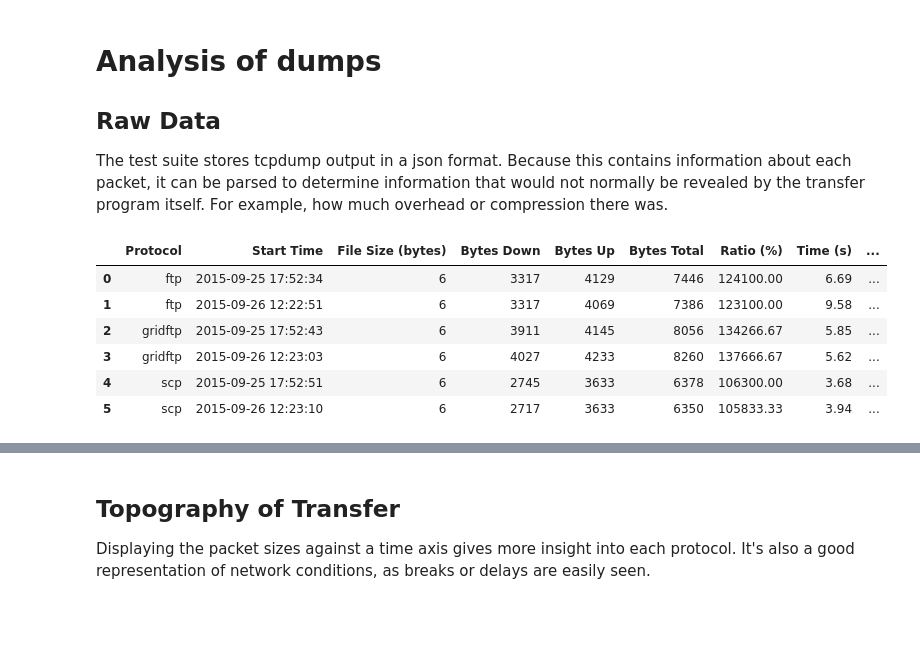
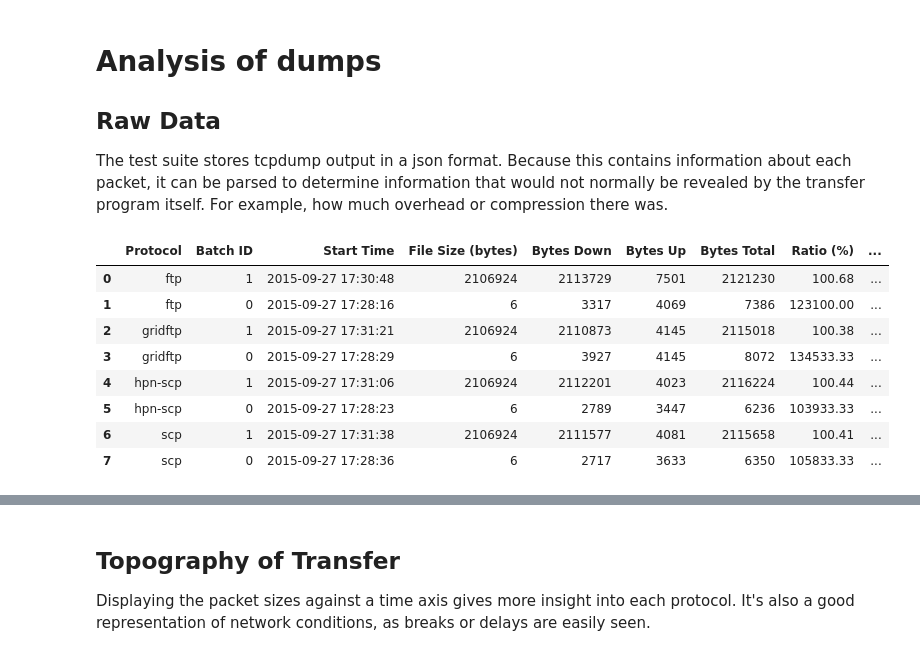
Before and after one commit to rsignell-usgs/bigbinf, a Jupyter notebook: protocol_testbed/analysis.ipynb, the cells around one changed output, grey strips where cells are left out. Saved outputs shown, nothing was run; the diff lists cells and outputs as text; code cells hidden in the pictures; blank space fills up the shorter version.

```diff
--- a/protocol_testbed/analysis.ipynb
+++ b/protocol_testbed/analysis.ipynb
@@ -2,43 +2,22 @@
 # Analysis of dumps
 ## Raw Data
 The test suite stores tcpdump output in a json format. Because this contains information about each packet, it can be parsed to determine information that would not normally be revealed by the transfer program itself. For example, how much overhead or compression there was.
-# %%
-from helpers import get_dumps
-import json
-import pandas as pd
-import numpy as np
-
-PROTOCOLS = ["scp", "ftp", "gridftp"]
-N = None # The number of records to retrieve (None=all)
-
-dumps = get_dumps(PROTOCOLS, N)
-
-# Set up DataFrame with correct columns
-df = pd.DataFrame(dumps)
-df.drop(["host_from", "host_to", "packets"], axis=1, inplace=True)
-
-# Calculate new columns and round
-df["time"]  = np.round(df["time"], 2)
-df["speed"] = np.round(df["bytes_down"]/df["time"], 2)
-df["ratio"] = np.round(df["bytes_total"]/df["file_size"]*100, 2)
-
-# Remove milliseconds from start time
-t = pd.to_datetime(df["utc_start_time"])
-t = [d.strftime("%Y-%m-%d %H:%M:%S") for d in t]
-df["utc_start_time"] = t
-
-# Reorder and rename
-df = df[["protocol", "utc_start_time", "file_size", "bytes_down",
-         "bytes_up", "bytes_total", "ratio", "time", "speed"]]
-df.columns = ["Protocol", "Start Time", "File Size (bytes)", "Bytes Down", "Bytes Up",
-              "Bytes Total", "Ratio (%)", "Time (s)", "Speed (bytes/s)"]
-
-df
-# %% [output]
-|  | Protocol | Start Time | File Size (bytes) | Bytes Down | Bytes Up | Bytes Total | Ratio (%) | Time (s) | ... |
-| 0 | ftp | 2015-09-25 17:52:34 | 6 | 3317 | 4129 | 7446 | 124100.00 | 6.69 | ... |
-| 1 | ftp | 2015-09-26 12:22:51 | 6 | 3317 | 4069 | 7386 | 123100.00 | 9.58 | ... |
-| 2 | gridftp | 2015-09-25 17:52:43 | 6 | 3911 | 4145 | 8056 | 134266.67 | 5.85 | ... |
-| 3 | gridftp | 2015-09-26 12:23:03 | 6 | 4027 | 4233 | 8260 | 137666.67 | 5.62 | ... |
-| 4 | scp | 2015-09-25 17:52:51 | 6 | 2745 | 3633 | 6378 | 106300.00 | 3.68 | ... |
-| 5 | scp | 2015-09-26 12:23:10 | 6 | 2717 | 3633 | 6350 | 105833.33 | 3.94 | ... |
+# %%
+from helpers import get_dumps, display_dumps
+
+PROTOCOLS = ["scp", "hpn-scp", "ftp", "gridftp"]
+N = None # The number of records to retrieve (None=all)
+
+dumps = get_dumps(PROTOCOLS, N)
+df, ids = display_dumps(dumps)
+df
+# %% [output]
+|  | Protocol | Batch ID | Start Time | File Size (bytes) | Bytes Down | Bytes Up | Bytes Total | Ratio (%) | ... |
+| 0 | ftp | 1 | 2015-09-27 17:30:48 | 2106924 | 2113729 | 7501 | 2121230 | 100.68 | ... |
+| 1 | ftp | 0 | 2015-09-27 17:28:16 | 6 | 3317 | 4069 | 7386 | 123100.00 | ... |
+| 2 | gridftp | 1 | 2015-09-27 17:31:21 | 2106924 | 2110873 | 4145 | 2115018 | 100.38 | ... |
+| 3 | gridftp | 0 | 2015-09-27 17:28:29 | 6 | 3927 | 4145 | 8072 | 134533.33 | ... |
+| 4 | hpn-scp | 1 | 2015-09-27 17:31:06 | 2106924 | 2112201 | 4023 | 2116224 | 100.44 | ... |
+| 5 | hpn-scp | 0 | 2015-09-27 17:28:23 | 6 | 2789 | 3447 | 6236 | 103933.33 | ... |
+| 6 | scp | 1 | 2015-09-27 17:31:38 | 2106924 | 2111577 | 4081 | 2115658 | 100.41 | ... |
+| 7 | scp | 0 | 2015-09-27 17:28:36 | 6 | 2717 | 3633 | 6350 | 105833.33 | ... |
```
Also changed, not shown: parts of 4 cells of this notebook, 5 other files.
